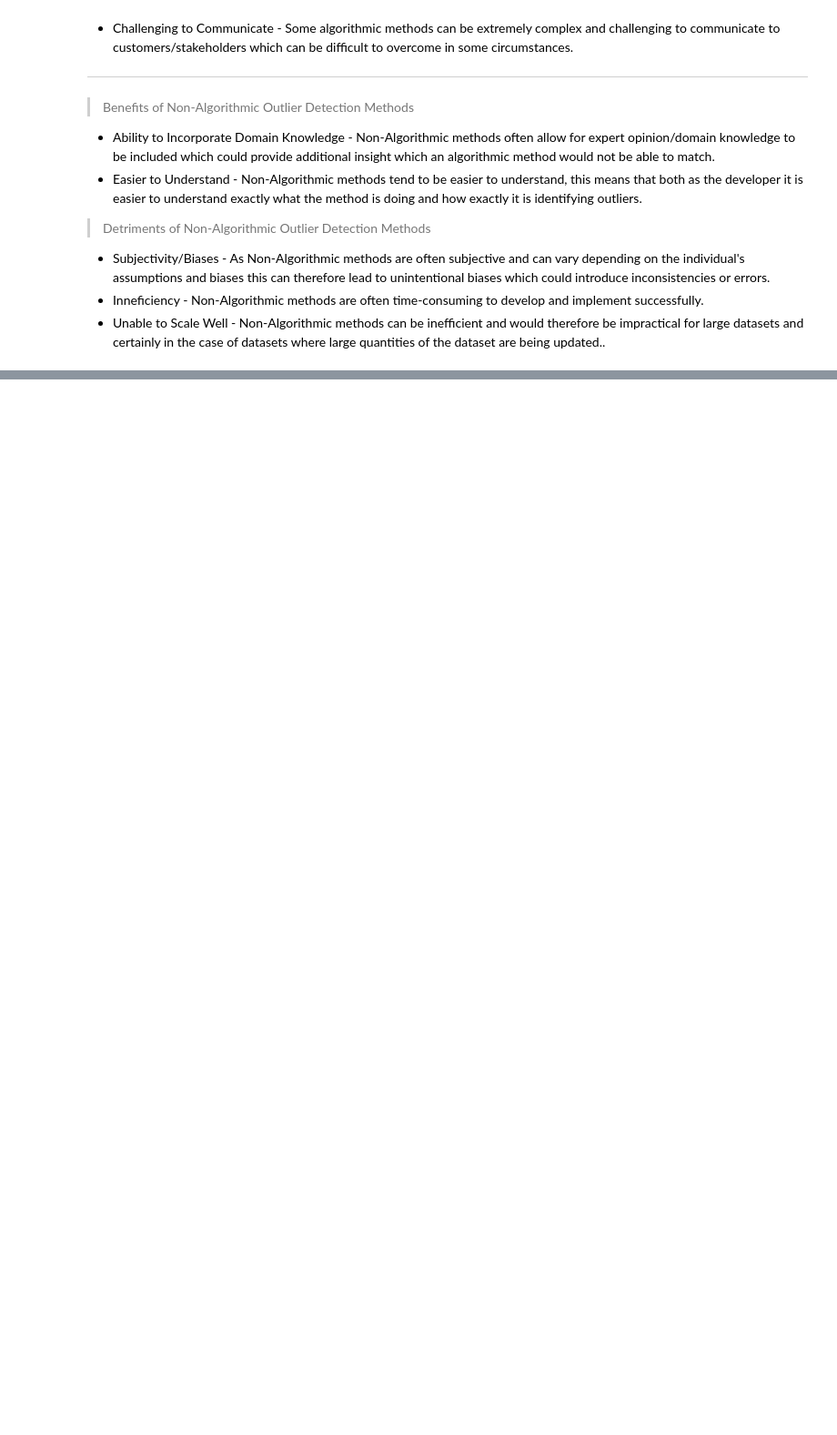
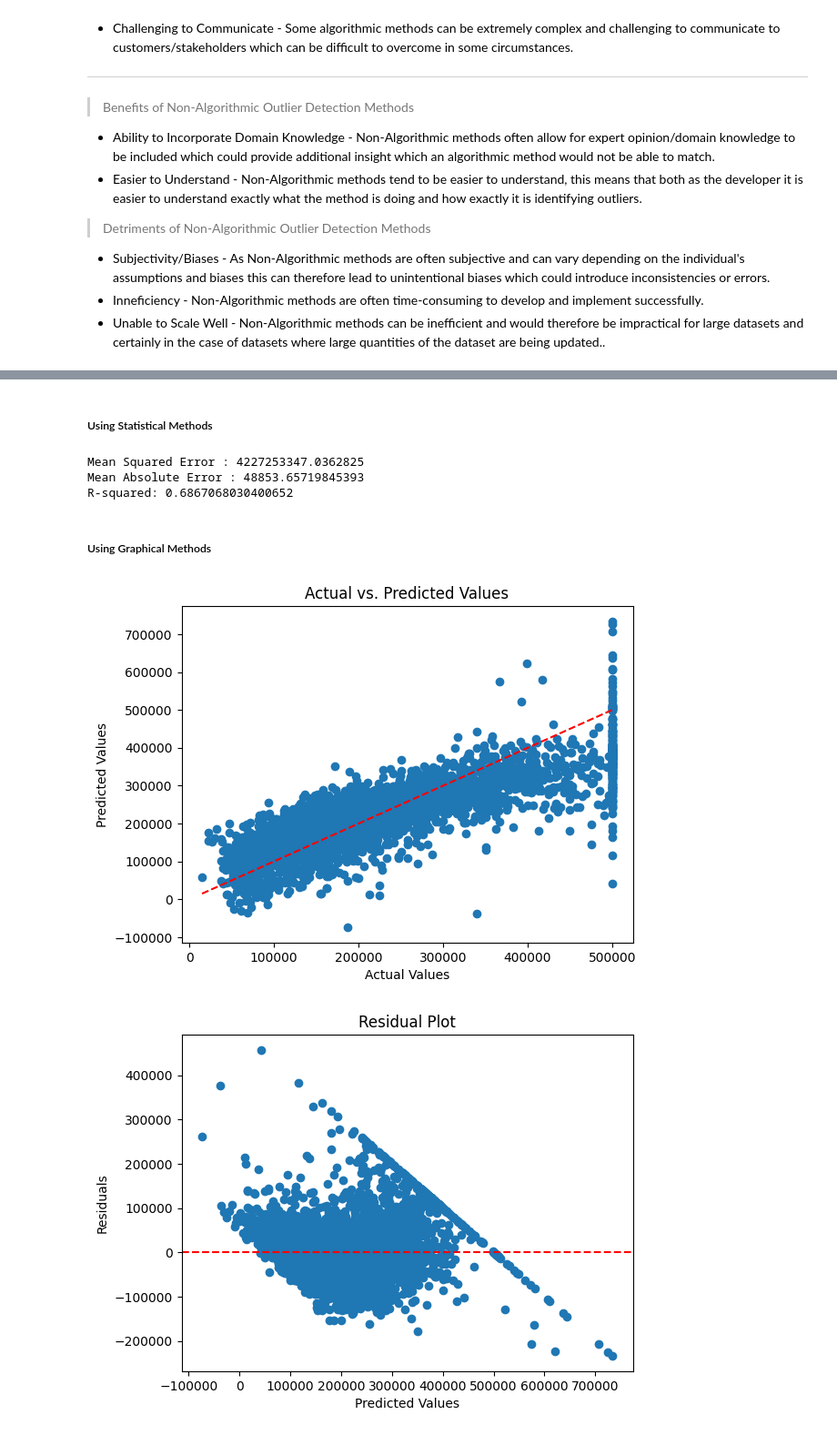
Before and after one commit to Dillonreed/3831-Coursework-Part-1, a Jupyter notebook: 3831_Coursework_Part_1.ipynb, the cells around one changed output, grey strips where cells are left out. Shown at 91% size. Drawn from its saved outputs; the diff is of its cells as text; code cells hidden in the pictures; blank space fills up the shorter version.

```diff
--- a/3831_Coursework_Part_1.ipynb
+++ b/3831_Coursework_Part_1.ipynb
@@ -949,0 +1241,13 @@ Often a combination of both algorithmic and non-algorithmic methods are used to
+# %%
+# Documentation from https://scikit-learn.org/stable/modules/generated/sklearn.model_selection.train_test_split.html
+from sklearn.model_selection import train_test_split
+
+# Separate features
+miceX = houses05MiceImputed.drop("median_house_value", axis=1)
+miceY = houses05MiceImputed["median_house_value"]
+
+# Split the dataset into training and testing sets
+# Using 20% of the data to test the model
+# Shuffles the data (using "3831" to make the shuffle reproducible) before the
+# split to ensure a good variety in both datasets
+miceXTrain, miceXTest, miceYTrain, miceYTest = train_test_split(miceX, miceY, test_size=0.2, random_state=3831)
@@ -949,0 +1269,3 @@ Often a combination of both algorithmic and non-algorithmic methods are used to
+# %%
+# Make predictions based on the testing set
+miceYPredictions = M1.predict(miceXTest)
@@ -949,0 +1274,63 @@ Often a combination of both algorithmic and non-algorithmic methods are used to
+# %% [markdown]
+##### Using Statistical Methods
+# %%
+from sklearn.metrics import mean_squared_error, mean_absolute_error, r2_score
+
+# Calculating MSE, MAE, R^2 values for the model
+# MSE/MAE should be as low as possible
+# R^2 should be as close to 1 as possible
+miceMSE = mean_squared_error(miceYTest, miceYPredictions)
+miceMAE = mean_absolute_error(miceYTest, miceYPredictions)
+miceRSquared = r2_score(miceYTest, miceYPredictions)
+
+def miceStatistics():
+    # Printing the values
+    print(f"Mean Squared Error : {miceMSE}")
+    print(f"Mean Absolute Error : {miceMAE}")
+    print(f"R-squared: {miceRSquared}")
+
+miceStatistics()
+# %% [output]
+Mean Squared Error : 4227253347.0362825
+Mean Absolute Error : 48853.65719845393
+R-squared: 0.6867068030400652
+# %% [markdown]
+##### Using Graphical Methods
+# %%
+def miceGraphs():
+    # Creating a scatter plot of actual vs predicted values
+    # Ideally the points will fall along a diagonal line
+    plt.scatter(miceYTest, miceYPredictions)
+    plt.xlabel("Actual Values")
+    plt.ylabel("Predicted Values")
+    plt.title("Actual vs. Predicted Values")
+    # Add a diagonal line to use to compare predicted values to
+    plt.plot([min(miceYTest), max(miceYTest)], [min(miceYTest), max(miceYTest)], color='red', linestyle='--')
+
+    plt.show()
+
+    # Calculate residuals (difference between the actual and predicted values)
+    miceResiduals = miceYTest - miceYPredictions
+
+    # Creating a scatter plot showing of residuals vs predicted values
+    # A good model will have residuals evenly distributed around the horizontal
+    # line at 0
+    plt.scatter(miceYPredictions, miceResiduals)
+    plt.axhline(y = 0, color = "r", linestyle = "--")
+    plt.xlabel("Predicted Values")
+    plt.ylabel("Residuals")
+    plt.title("Residual Plot")
+    plt.show()
+
+    # Plotting the distribution of frequency against the residuals
+    # Ideally will be a normal distribution
+    sns.histplot(miceResiduals, kde = True)
+    plt.xlabel("Residuals")
+    plt.ylabel("Frequency")
+    plt.title("Distribution of Residuals")
+    plt.show()
+
+miceGraphs()
+# %% [output]
+[figure, added]
+[figure, added]
```
Also changed, not shown: parts of 57 cells of this notebook.
